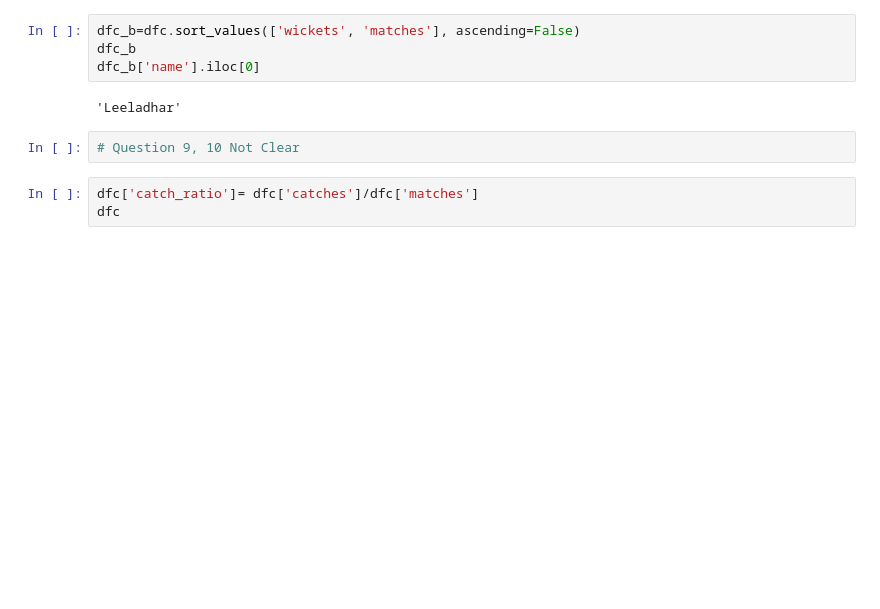
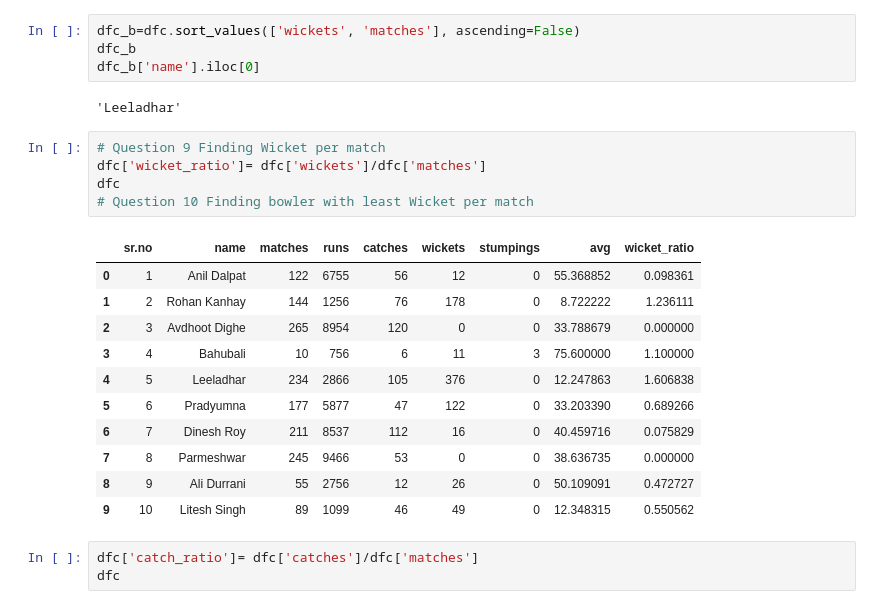
Before and after one commit to rkpun/Python-AI-code-CDAC, a Jupyter notebook: Assignment02.ipynb, the cells around one changed output. Cells and saved outputs as stored; diff of their text form; blank space fills up the shorter version.

```diff
--- a/Assignment02.ipynb
+++ b/Assignment02.ipynb
@@ -197,7 +197,22 @@ dfc_b['name'].iloc[0]
 # %% [output]
 'Leeladhar'
 # %%
-# Question 9, 10 Not Clear
+# Question 9 Finding Wicket per match
+dfc['wicket_ratio']= dfc['wickets']/dfc['matches']
+dfc
+# Question 10 Finding bowler with least Wicket per match
+# %% [output]
+|  | sr.no | name | matches | runs | catches | wickets | stumpings | avg | wicket_ratio |
+| 0 | 1 | Anil Dalpat | 122 | 6755 | 56 | 12 | 0 | 55.368852 | 0.098361 |
+| 1 | 2 | Rohan Kanhay | 144 | 1256 | 76 | 178 | 0 | 8.722222 | 1.236111 |
+| 2 | 3 | Avdhoot Dighe | 265 | 8954 | 120 | 0 | 0 | 33.788679 | 0.000000 |
+| 3 | 4 | Bahubali | 10 | 756 | 6 | 11 | 3 | 75.600000 | 1.100000 |
+| 4 | 5 | Leeladhar | 234 | 2866 | 105 | 376 | 0 | 12.247863 | 1.606838 |
+| 5 | 6 | Pradyumna | 177 | 5877 | 47 | 122 | 0 | 33.203390 | 0.689266 |
+| 6 | 7 | Dinesh Roy | 211 | 8537 | 112 | 16 | 0 | 40.459716 | 0.075829 |
+| 7 | 8 | Parmeshwar | 245 | 9466 | 53 | 0 | 0 | 38.636735 | 0.000000 |
+| 8 | 9 | Ali Durrani | 55 | 2756 | 12 | 26 | 0 | 50.109091 | 0.472727 |
+| 9 | 10 | Litesh Singh | 89 | 1099 | 46 | 49 | 0 | 12.348315 | 0.550562 |
 # %%
 dfc['catch_ratio']= dfc['catches']/dfc['matches']
 dfc
```
